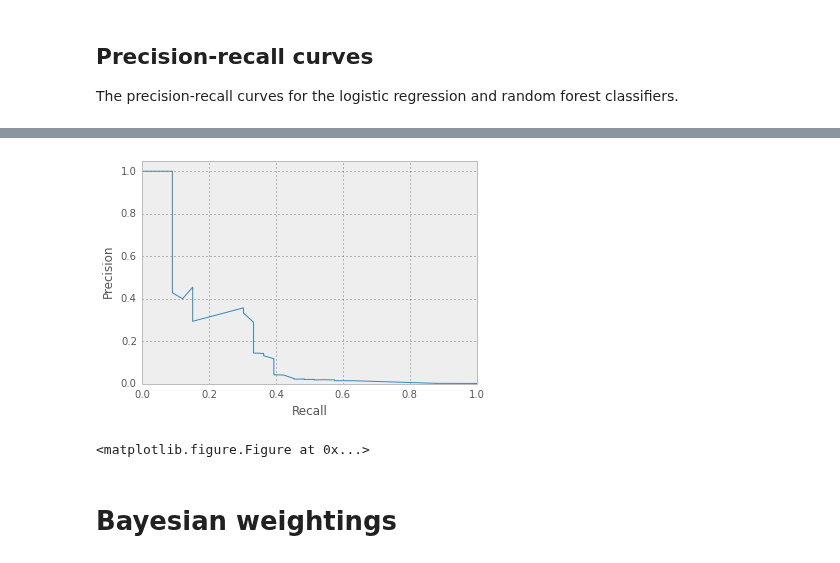
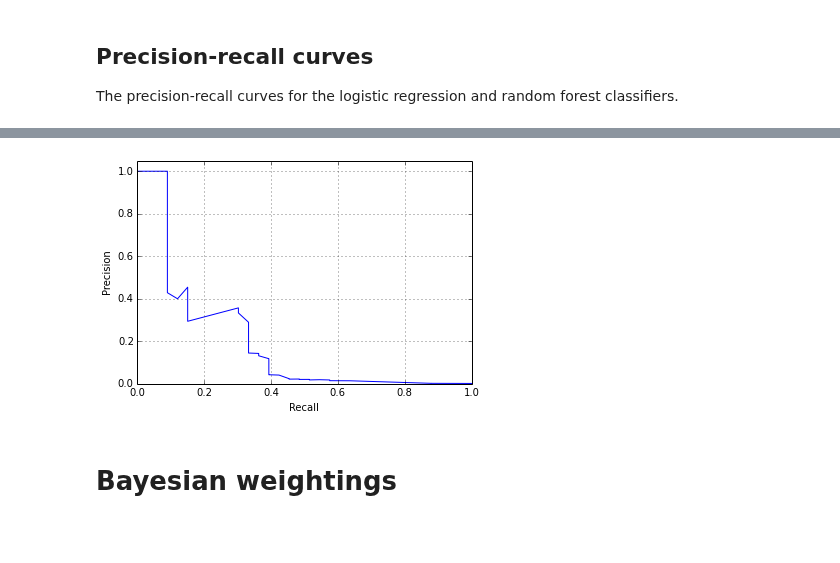
Before and after one commit to gngdb/opencast-bio, a Jupyter notebook: notebooks/Creating pgf graphs.ipynb, the cells around one changed output, grey strips where cells are left out. Drawn from its saved outputs; the diff is of its cells as text; code cells hidden in the pictures; blank space fills up the shorter version.

```diff
--- a/notebooks/Creating pgf graphs.ipynb
+++ b/notebooks/Creating pgf graphs.ipynb
@@ -309,14 +305,14 @@ plt.savefig(os.path.join(imagedir,"rf.roc.tikz"),format='pgf')
 
 The precision-recall curves for the logistic regression and random forest classifiers.
 # %%
-def drawprecisionrecall(precision,recall):
+def drawprecisionrecall(precision,recall,name):
     plt.clf()
     plt.plot(recall,precision)
     plt.xlim([0.0, 1.0])
     plt.ylim([0.0, 1.05])
     plt.xlabel('Recall')
     plt.ylabel('Precision')
-    plt.show()
+    plt.savefig(os.path.join(imagedir,name),format='pgf')
     return None
 # %%
 with np.load("lr_precisionrecall.npz") as data:
@@ -333,10 +327,8 @@ with np.load("random.forest.precisionrecall.npz") as data:
     precision = data['arr_0']
     recall = data['arr_1']
 # %%
-drawprecisionrecall(precision,recall)
-plt.savefig(os.path.join(imagedir,"rf.pr.tikz"),format='pgf')
+drawprecisionrecall(precision,recall,"rf.pr.tikz")
 # %% [output]
-[figure, old version]
+[figure, new version]
-<matplotlib.figure.Figure at 0x...>
 # %% [markdown]
 # Bayesian weightings
```
Also changed, not shown: parts of 4 cells of this notebook.
